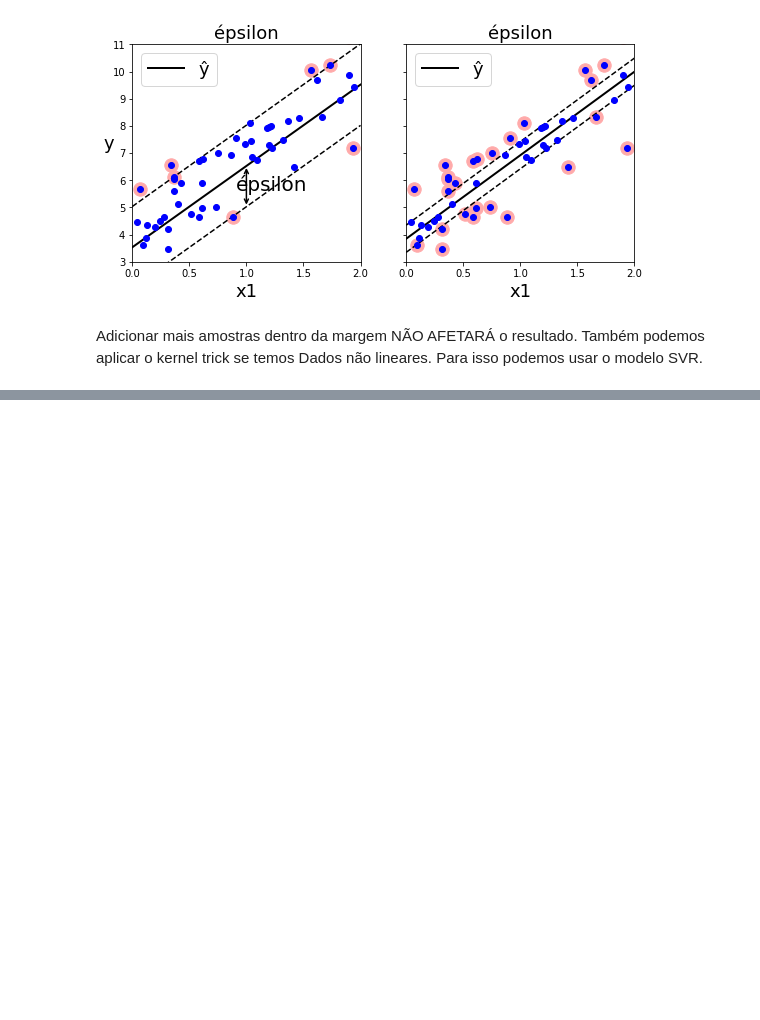
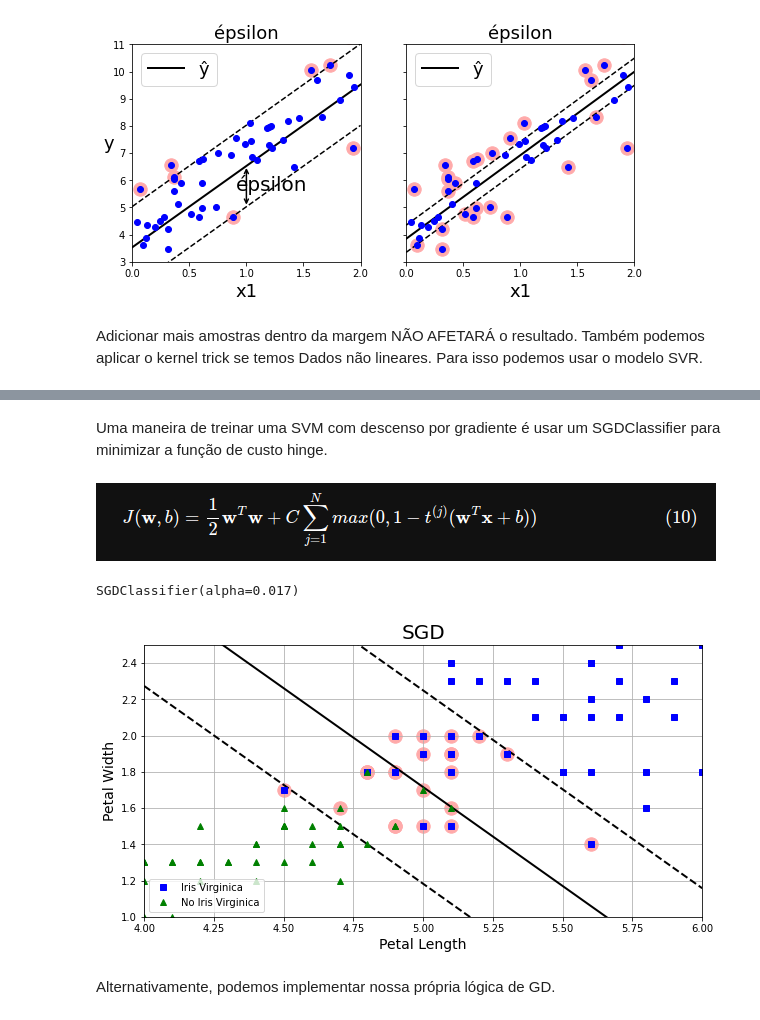
Before and after one commit to KARINAgoncalvesSOARES/Machine_Learning, a Jupyter notebook: machinelearning_maquinas_de_vetores_de_suporte.ipynb, the cells around one changed output, grey strips where cells are left out. Drawn from its saved outputs; the diff is of its cells as text; code cells hidden in the pictures; blank space fills up the shorter version.

```diff
--- a/machinelearning_maquinas_de_vetores_de_suporte.ipynb
+++ b/machinelearning_maquinas_de_vetores_de_suporte.ipynb
@@ -405,0 +503,36 @@ Adicionar mais amostras dentro da margem NÃO AFETARÁ o resultado. Também pode
+# %% [markdown]
+Uma maneira de treinar uma SVM com descenso por gradiente é usar um SGDClassifier para minimizar a função de custo hinge.
+# %% [markdown]
+![image.png](embedded-picture-1)
+# %%
+from sklearn.linear_model import SGDClassifier # Biblioteca Estocástico de Gradiente Descendente (SGD)
+# usamos está biblioteca quando nosso Dataset é muito grande e não podamos carregar-lo em memoria
+
+sgd = SGDClassifier(alpha=0.017)
+sgd.fit(X, yr)
+# %% [output]
+SGDClassifier(alpha=0.017)
+# %%
+t = 2*y-1
+w = np.r_[sgd.intercept_[0], sgd.coef_[0]]
+X_b = np.c_[np.ones((len(X), 1)), X]
+X_b_t = X_b * t
+support_vectors_idx = (X_b_t.dot(w) < 1).ravel()
+sgd.support_vectors_ = X[support_vectors_idx]
+# %%
+plt.figure(figsize=(10, 5))
+plot_svc_decision_boundary(sgd, 4, 6)
+yr = y.ravel()
+plt.plot(X[:,0][yr==1], X[:,1][yr==1], "bs", label='Iris Virginica')
+plt.plot(X[:,0][yr==0], X[:,1][yr==0], "g^", label='No Iris Virginica')
+plt.axis([4, 6, 1, 2.5])
+plt.title("SGD", fontsize=20)
+plt.legend()
+plt.xlabel('Petal Length', fontsize=14)
+plt.ylabel('Petal Width', fontsize=14)
+plt.grid()
+plt.show()
+# %% [output]
+[figure, added]
+# %% [markdown]
+Alternativamente, podemos implementar nossa própria lógica de GD.
```
Also changed, not shown: parts of 12 cells of this notebook.
